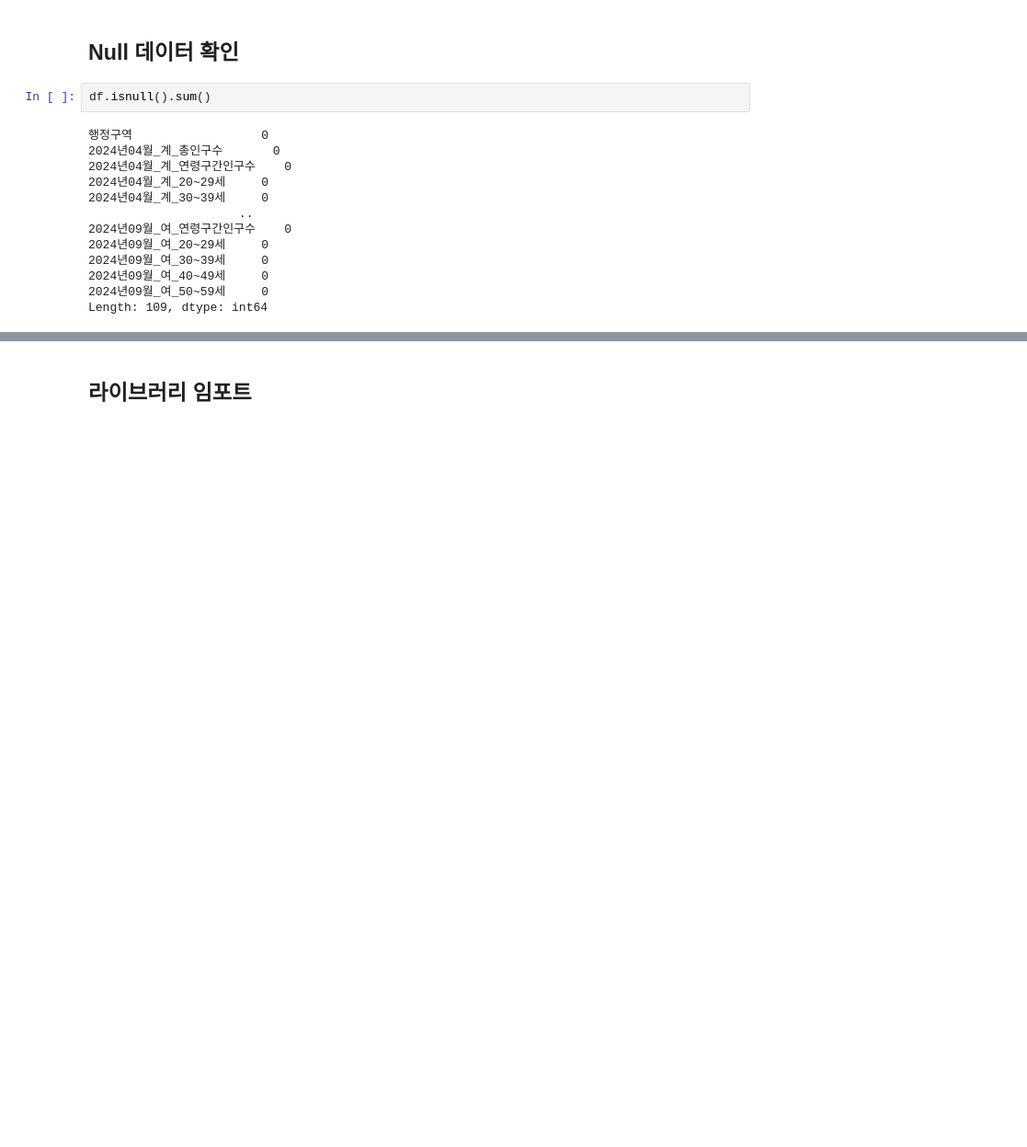
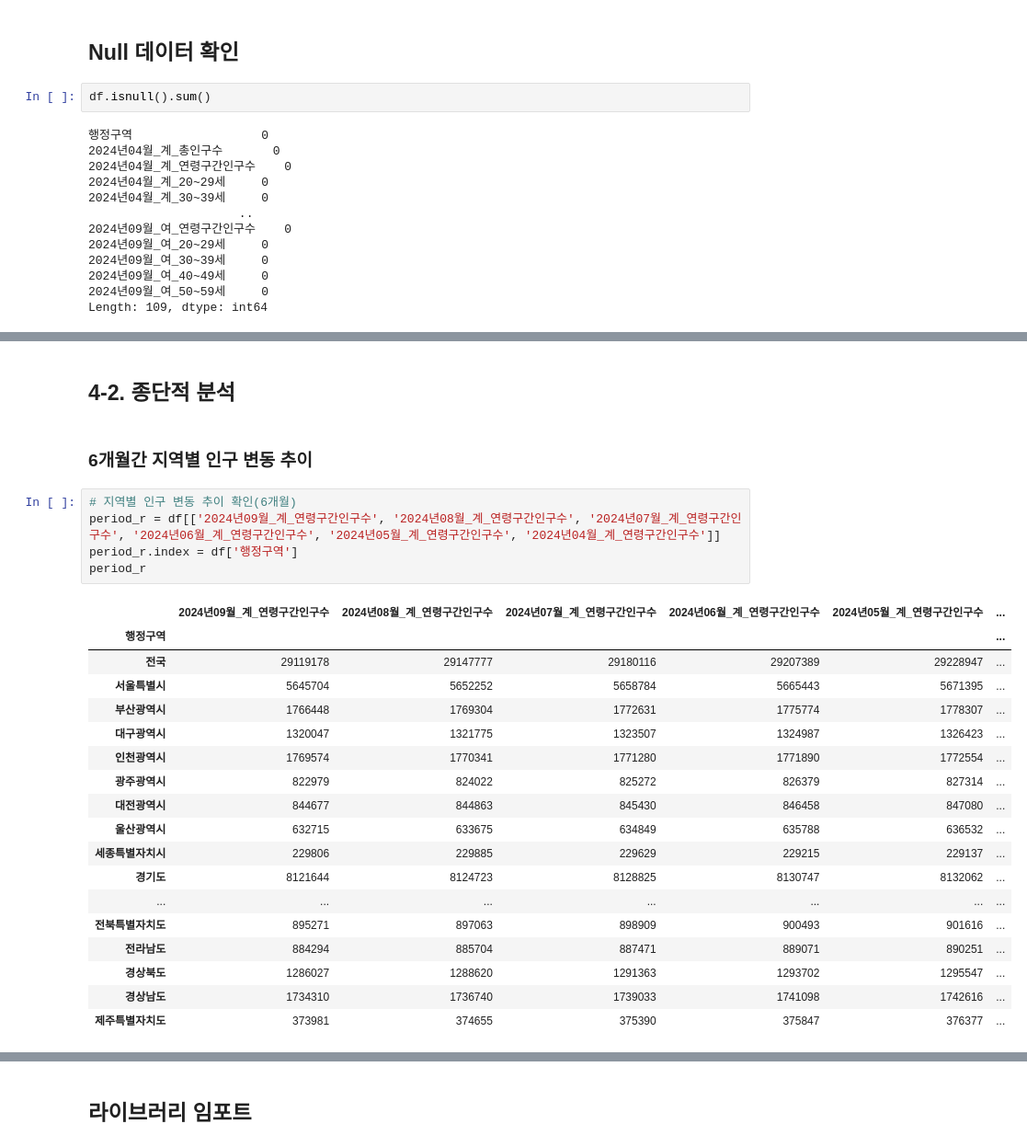
Before and after one commit to HyeonjiKim-edu/DataAnalysis, a Jupyter notebook: 25_파이썬데이터분석_실습_.ipynb, the cells around one changed output, grey strips where cells are left out. Shown: that part at 92% size. Drawn from its saved outputs; the diff is of its cells as text; blank space fills up the shorter version.

```diff
--- a/25_파이썬데이터분석_실습_.ipynb
+++ b/25_파이썬데이터분석_실습_.ipynb
@@ -241,0 +377,28 @@ Length: 109, dtype: int64
+# %% [markdown]
+## 4-2. 종단적 분석
+# %% [markdown]
+### 6개월간 지역별 인구 변동 추이
+# %%
+# 지역별 인구 변동 추이 확인(6개월)
+period_r = df[['2024년09월_계_연령구간인구수', '2024년08월_계_연령구간인구수', '2024년07월_계_연령구간인구수', '2024년06월_계_연령구간인구수', '2024년05월_계_연령구간인구수', '2024년04월_계_연령구간인구수']]
+period_r.index = df['행정구역']
+period_r
+# %% [output]
+|  | 2024년09월_계_연령구간인구수 | 2024년08월_계_연령구간인구수 | 2024년07월_계_연령구간인구수 | 2024년06월_계_연령구간인구수 | 2024년05월_계_연령구간인구수 | ... |
+| 행정구역 |  |  |  |  |  | ... |
+| 전국 | 29119178 | 29147777 | 29180116 | 29207389 | 29228947 | ... |
+| 서울특별시 | 5645704 | 5652252 | 5658784 | 5665443 | 5671395 | ... |
+| 부산광역시 | 1766448 | 1769304 | 1772631 | 1775774 | 1778307 | ... |
+| 대구광역시 | 1320047 | 1321775 | 1323507 | 1324987 | 1326423 | ... |
+| 인천광역시 | 1769574 | 1770341 | 1771280 | 1771890 | 1772554 | ... |
+| 광주광역시 | 822979 | 824022 | 825272 | 826379 | 827314 | ... |
+| 대전광역시 | 844677 | 844863 | 845430 | 846458 | 847080 | ... |
+| 울산광역시 | 632715 | 633675 | 634849 | 635788 | 636532 | ... |
+| 세종특별자치시 | 229806 | 229885 | 229629 | 229215 | 229137 | ... |
+| 경기도 | 8121644 | 8124723 | 8128825 | 8130747 | 8132062 | ... |
+| ... | ... | ... | ... | ... | ... | ... |
+| 전북특별자치도 | 895271 | 897063 | 898909 | 900493 | 901616 | ... |
+| 전라남도 | 884294 | 885704 | 887471 | 889071 | 890251 | ... |
+| 경상북도 | 1286027 | 1288620 | 1291363 | 1293702 | 1295547 | ... |
+| 경상남도 | 1734310 | 1736740 | 1739033 | 1741098 | 1742616 | ... |
+| 제주특별자치도 | 373981 | 374655 | 375390 | 375847 | 376377 | ... |
```
Also changed, not shown: parts of 24 cells of this notebook.
